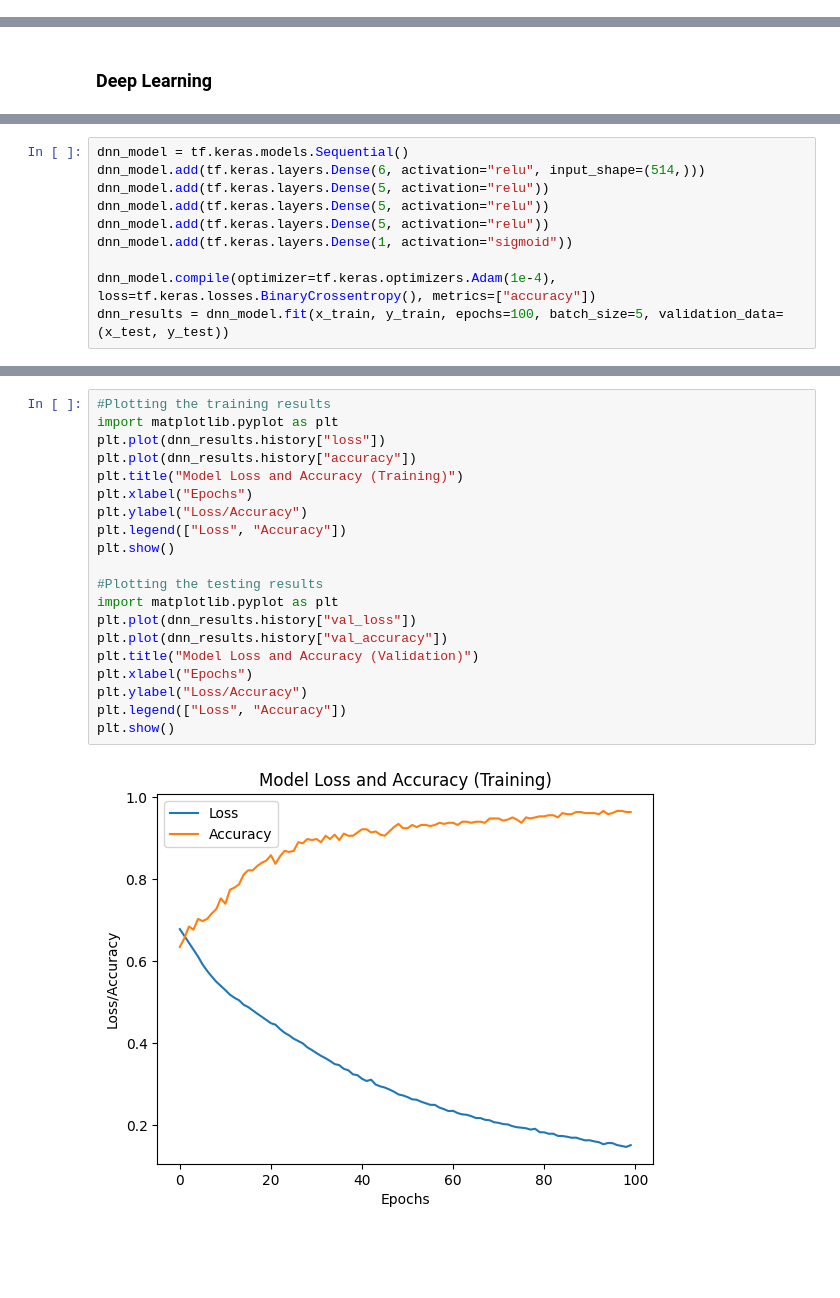
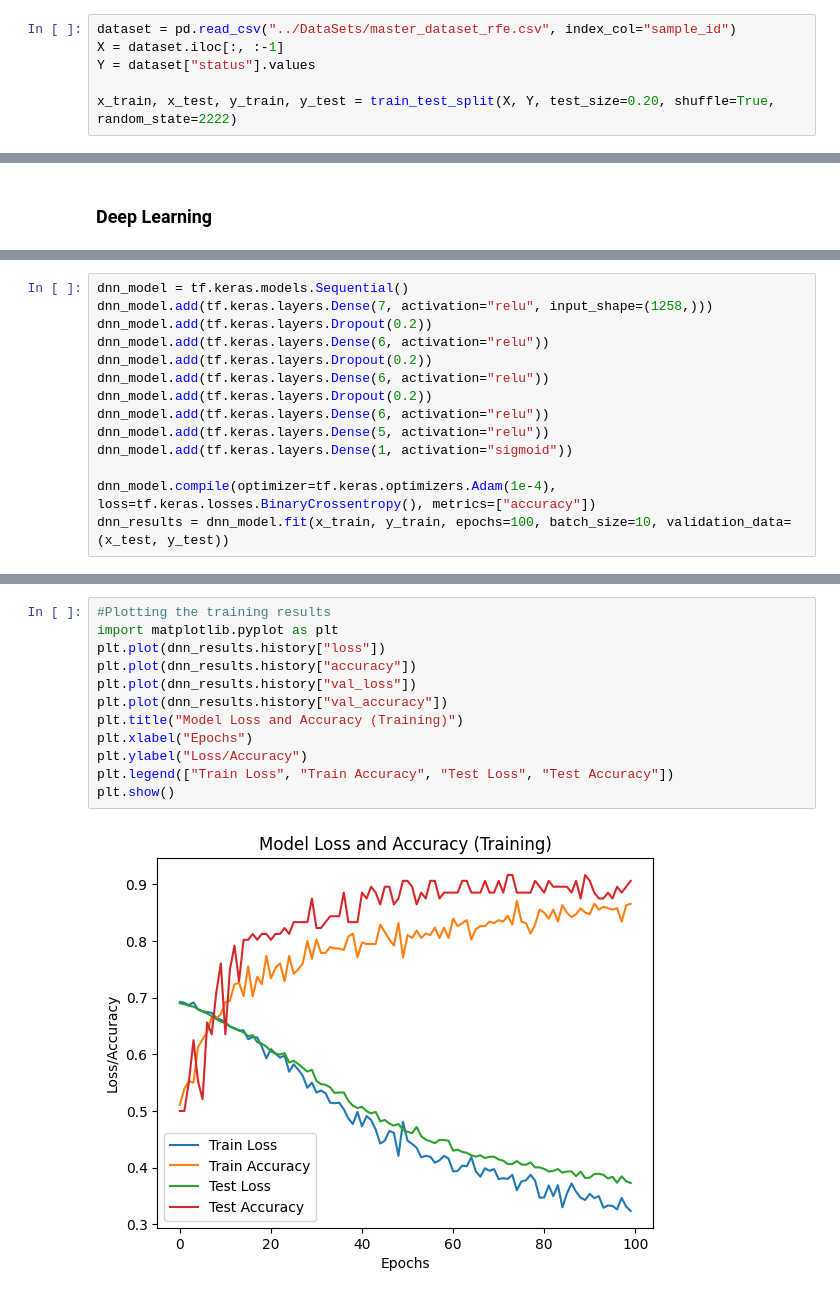
Before and after one commit to f16hari/sop, a Jupyter notebook: Python/Implementation.ipynb, the cells around one changed output, grey strips where cells are left out. Saved outputs shown, nothing was run; the diff lists cells and outputs as text; blank space fills up the shorter version.

```diff
--- a/Python/Implementation.ipynb
+++ b/Python/Implementation.ipynb
@@ -398,0 +495,6 @@ x_train, x_test, y_train, y_test = train_test_split(X, Y, test_size=0.20, shuffl
+# %%
+dataset = pd.read_csv("../DataSets/master_dataset_rfe.csv", index_col="sample_id")
+X = dataset.iloc[:, :-1]
+Y = dataset["status"].values
+
+x_train, x_test, y_train, y_test = train_test_split(X, Y, test_size=0.20, shuffle=True, random_state=2222)
@@ -503,12 +618,16 @@ y_train = tf.one_hot(y_train, depth=1)
 # %%
 dnn_model = tf.keras.models.Sequential()
-dnn_model.add(tf.keras.layers.Dense(6, activation="relu", input_shape=(514,)))
-dnn_model.add(tf.keras.layers.Dense(5, activation="relu"))
-dnn_model.add(tf.keras.layers.Dense(5, activation="relu"))
+dnn_model.add(tf.keras.layers.Dense(7, activation="relu", input_shape=(1258,)))
+dnn_model.add(tf.keras.layers.Dropout(0.2))
+dnn_model.add(tf.keras.layers.Dense(6, activation="relu"))
+dnn_model.add(tf.keras.layers.Dropout(0.2))
+dnn_model.add(tf.keras.layers.Dense(6, activation="relu"))
+dnn_model.add(tf.keras.layers.Dropout(0.2))
+dnn_model.add(tf.keras.layers.Dense(6, activation="relu"))
 dnn_model.add(tf.keras.layers.Dense(5, activation="relu"))
 dnn_model.add(tf.keras.layers.Dense(1, activation="sigmoid"))
 
 dnn_model.compile(optimizer=tf.keras.optimizers.Adam(1e-4), loss=tf.keras.losses.BinaryCrossentropy(), metrics=["accuracy"])
-dnn_results = dnn_model.fit(x_train, y_train, epochs=100, batch_size=5, validation_data=(x_test, y_test))
+dnn_results = dnn_model.fit(x_train, y_train, epochs=100, batch_size=10, validation_data=(x_test, y_test))
 # %% [output]
 Epoch 1/100
@@ -534,22 +653,14 @@ Epoch 100/100
 # %%
 #Plotting the training results
 import matplotlib.pyplot as plt
 plt.plot(dnn_results.history["loss"])
 plt.plot(dnn_results.history["accuracy"])
+plt.plot(dnn_results.history["val_loss"])
+plt.plot(dnn_results.history["val_accuracy"])
 plt.title("Model Loss and Accuracy (Training)")
 plt.xlabel("Epochs")
 plt.ylabel("Loss/Accuracy")
-plt.legend(["Loss", "Accuracy"])
+plt.legend(["Train Loss", "Train Accuracy", "Test Loss", "Test Accuracy"])
 plt.show()
-
-#Plotting the testing results
-import matplotlib.pyplot as plt
-plt.plot(dnn_results.history["val_loss"])
-plt.plot(dnn_results.history["val_accuracy"])
-plt.title("Model Loss and Accuracy (Validation)")
-plt.xlabel("Epochs")
-plt.ylabel("Loss/Accuracy")
-plt.legend(["Loss", "Accuracy"])
-plt.show()
 # %% [output]
-[figure, old version]
+[figure, new version]
```
Also changed, not shown: parts of 31 cells of this notebook, 3 other files.
